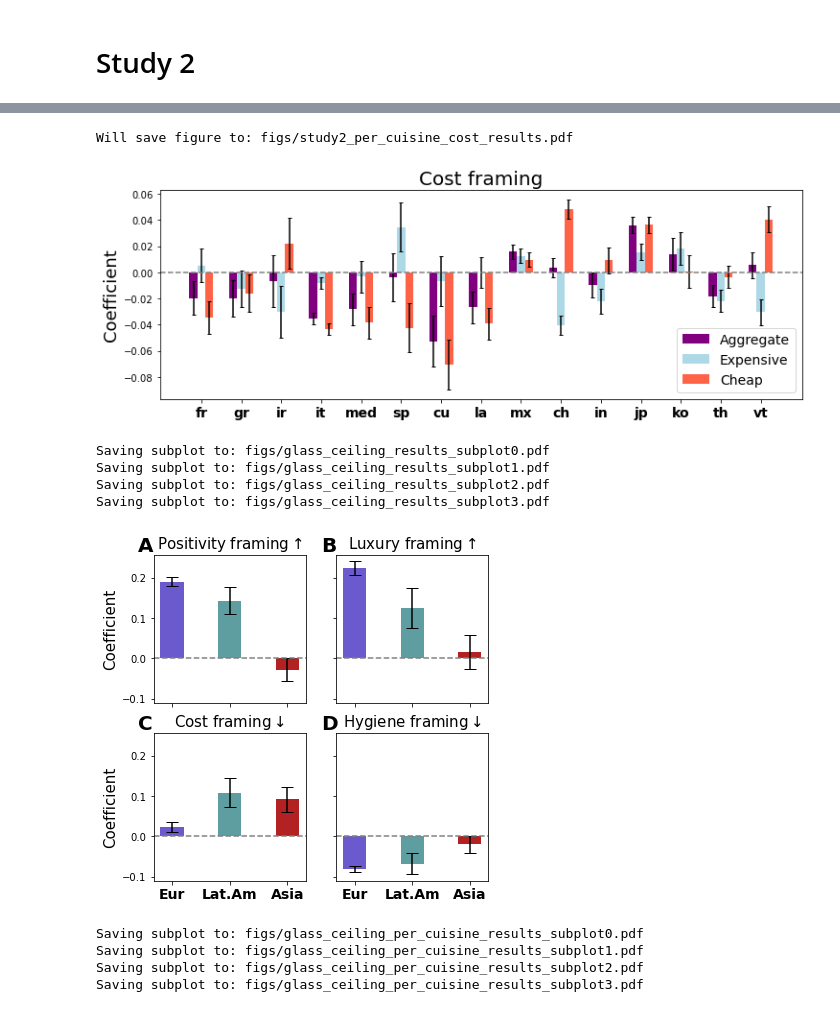
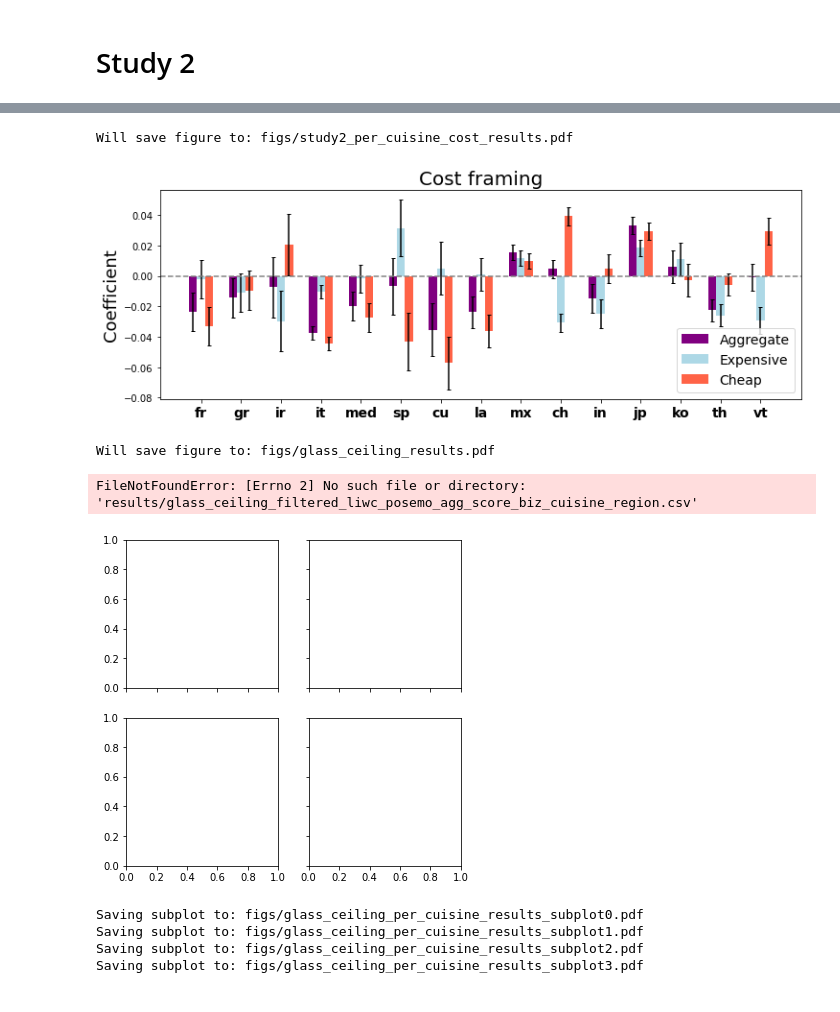
Before and after one commit to yiweiluo/immigrant-food-framing, a Jupyter notebook: 2_DATA_ANALYSIS/plotting.ipynb, the cells around one changed output, grey strips where cells are left out. Saved outputs shown, nothing was run; the diff lists cells and outputs as text; code cells hidden in the pictures.

```diff
--- a/2_DATA_ANALYSIS/plotting.ipynb
+++ b/2_DATA_ANALYSIS/plotting.ipynb
@@ -282,7 +286,7 @@ for ax_ix,dep_var in enumerate(dep_vars_to_plot):
     if ax_ix < 2:
         ax.set_ylim(-.07,.07)
     else:
-        ax.set_ylim(-.17,.17)
+        ax.set_ylim(-.21,.21)
 
     # Plot coefficients
     ax.scatter([coeff2x_val[dep_var][x] for x in region_coeff_ticks],
@@ -333,12 +336,12 @@ FileNotFoundError: [Errno 2] No such file or directory: 'results/typic_words_agg
 # %%
 # Macro-region results
-res = fetch_results('agg_exotic_words_score', 'macro', exclude_neg=True)
+res = fetch_results('exotic_words_agg_score', 'biz_macro_region')
 display(res)
 print(res['P>|t|']["C(biz_macro_region, Treatment(reference='us'))[T.non-us]"])
-res = fetch_results('agg_typic_words_score', 'macro', exclude_neg=True)
+res = fetch_results('typic_words_agg_score', 'biz_macro_region')
 display(res)
 print(res['P>|t|']["C(biz_macro_region, Treatment(reference='us'))[T.non-us]"])
-res = fetch_results('agg_auth_words_score', 'macro', exclude_neg=True)
+res = fetch_results('auth_words_agg_score', 'biz_macro_region')
 display(res)
 print(res['P>|t|']["C(biz_macro_region, Treatment(reference='us'))[T.non-us]"])
 # %% [output]
@@ -1444,13 +1382,13 @@ Will save figure to: figs/study2_cost_results.pdf
 # %%
-# study 2 cost results, no negation
+# Study 2 cost results, per cuisine
 
 fig_name = 'study2_per_cuisine_cost_results' # set name without file extension
 assert type(fig_name) == str
 print("Will save figure to:", os.path.join(FIGURES_DIR, f"{fig_name}.pdf"))
 
-dep_vars_to_plot = ['agg_cheapness_words_score',
-                    'agg_cheapness_exp_words_score',
-                    'agg_cheapness_cheap_words_score']
+dep_vars_to_plot = ['cheapness_words_agg_score',
+                    'cheapness_exp_words_agg_score',
+                    'cheapness_cheap_words_agg_score']
 
 fig, ax = plt.subplots(figsize=(12,4),sharey=True,sharex=True)
 # Overall parameters
@@ -1464,8 +1402,8 @@ pretty_region_coeff_ticks = ['Eur','Lat.Am','Asia']
 for var_ix, dep_var in enumerate(dep_vars_to_plot):
 
     # get results from .csvs
-    res = fetch_results(dep_var, 'cuisine', exclude_neg=True)
-    covar_res = fetch_results(dep_var, 'cuisine', covars=True, exclude_neg=True)
+    res = fetch_results(dep_var, 'biz_cuisine')
+    covar_res = fetch_results(dep_var, 'biz_cuisine', covars=True)
     per_region_coeffs = get_abs_coeffs(res, per_cuisine=True)
     per_region_errs = get_abs_errs(res, covar_res, per_cuisine=True)
 
@@ -1504,18 +1442,18 @@ plt.savefig(os.path.join(FIGURES_DIR, f"{fig_name}.pdf"),bbox_inches="tight")
 plt.show()
 # %% [output]
 Will save figure to: figs/study2_per_cuisine_cost_results.pdf
-[figure, old version]
+[figure, new version]
 # %%
-# glass ceiling results
+# Study 2 glass ceiling results
 
 fig_name = 'glass_ceiling_results' # set name without file extension
 assert type(fig_name) == str
-# print("Will save figure to:", os.path.join(FIGURES_DIR, f"{fig_name}.pdf"))
+print("Will save figure to:", os.path.join(FIGURES_DIR, f"{fig_name}.pdf"))
 
-dep_vars_to_plot = ['agg_filtered_liwc_posemo_score',
-                    'agg_luxury_words_score',
-                    'agg_cheapness_words_score',
-                    'agg_hygiene_words_score']
+dep_vars_to_plot = ['filtered_liwc_posemo_agg_score',
+                    'luxury_words_agg_score',
+                    'cheapness_words_agg_score',
+                    'hygiene_words_agg_score']
 
 fig, axs = plt.subplots(2,2,figsize=(6,6),sharey=True,sharex=True)
 
@@ -1525,52 +1463,50 @@ pretty_region_coeff_ticks = ['Eur','Lat.Am','Asia']
 for ax_ix,dep_var in enumerate(dep_vars_to_plot):
 
     # get results from .csvs
-    res = fetch_results(dep_var, 'region', exclude_neg=True, glass_ceiling=True)
-    covar_res = fetch_results(dep_var, 'region', covars=True, exclude_neg=True, glass_ceiling=True)
-    per_region_coeffs = get_abs_coeffs(res, per_cuisine=False)
-    per_region_errs = get_abs_errs(res, covar_res, per_cuisine=False)
+    res = fetch_results(dep_var, 'biz_cuisine_region', glass_ceiling=True)
+    covar_res = fetch_results(dep_var, 'biz_cuisine_region', covars=True, glass_ceiling=True)
+    per_region_coeffs = get_abs_coeffs(res, ref='europe', per_cuisine=False)
+    per_region_errs = get_abs_errs(res, covar_res, ref='europe', per_cuisine=False)
 
     # Overall parameters
     ax = axs[int(ax_ix/2)][ax_ix%2]
     ax.axhline(y=0, color="gray", linestyle="--")
     ax.set_xticks(range(len(region_coeff_ticks)))
     ax.set_xticklabels(pretty_region_coeff_ticks, fontweight='bold', fontsize=14)
 
     # Plot coefficients
     ax.bar(range(len(region_coeff_ticks)),
            [per_region_coeffs[x] for x in region_coeff_ticks],
            width=0.4,
            yerr=[2*per_region_errs[x] for x in region_coeff_ticks],
            capsize=6,
            color=[cont2color[x] for x in region_coeff_ticks],
            zorder=1)
 
     # Add titles
     if ax_ix < 2:
         ax.set_title(f"{prettify_dep_var(dep_var)} framing"+r'$\uparrow$',fontsize=15)
     else:
         ax.set_title(f"{prettify_dep_var(dep_var)} framing"+r'$\downarrow$',fontsize=15)
     ax.text(-0.1, 1.02, string.ascii_uppercase[ax_ix], transform=ax.transAxes,
             size=20, weight='bold')
 
     if ax_ix % 2 == 0:
         ax.set_ylabel("Coefficient", fontsize=15)
 
-    # Save just the portion _inside_ the second axis's boundaries
-    extent = full_extent(ax).transformed(fig.dpi_scale_trans.inverted())
-    # Alternatively,
-    # extent = ax.get_tightbbox(fig.canvas.renderer).transformed(fig.dpi_scale_trans.inverted())
-    print("Saving subplot to:", os.path.join(FIGURES_DIR, f"{fig_name}_subplot{ax_ix}.pdf"))
-    fig.savefig(os.path.join(FIGURES_DIR, f"{fig_name}_subplot{ax_ix}.pdf"), bbox_inches=extent)
+#     # Save just the portion _inside_ the second axis's boundaries
+#     extent = full_extent(ax).transformed(fig.dpi_scale_trans.inverted())
+#     # Alternatively,
+#     # extent = ax.get_tightbbox(fig.canvas.renderer).transformed(fig.dpi_scale_trans.inverted())
+#     print("Saving subplot to:", os.path.join(FIGURES_DIR, f"{fig_name}_subplot{ax_ix}.pdf"))
+#     fig.savefig(os.path.join(FIGURES_DIR, f"{fig_name}_subplot{ax_ix}.pdf"), bbox_inches=extent)
 
-# plt.savefig(os.path.join(FIGURES_DIR, f"{fig_name}.pdf"),bbox_inches="tight")
+plt.savefig(os.path.join(FIGURES_DIR, f"{fig_name}.pdf"),bbox_inches="tight")
 plt.show()
 # %% [output]
-Saving subplot to: figs/glass_ceiling_results_subplot0.pdf
-Saving subplot to: figs/glass_ceiling_results_subplot1.pdf
-Saving subplot to: figs/glass_ceiling_results_subplot2.pdf
-Saving subplot to: figs/glass_ceiling_results_subplot3.pdf
+Will save figure to: figs/glass_ceiling_results.pdf
+FileNotFoundError: [Errno 2] No such file or directory: 'results/glass_ceiling_filtered_liwc_posemo_agg_score_biz_cuisine_region.csv'
-[figure, old version]
+[figure, new version]
 # %%
 # glass ceiling per cuisine results
 
```
Also changed, not shown: parts of 18 cells of this notebook.
